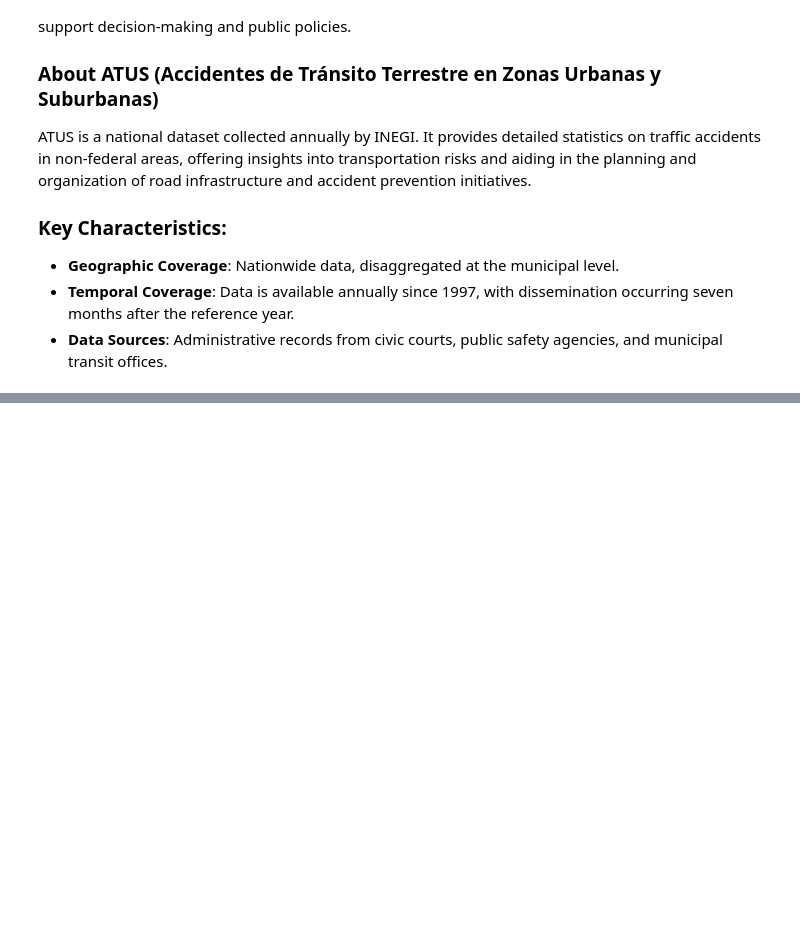
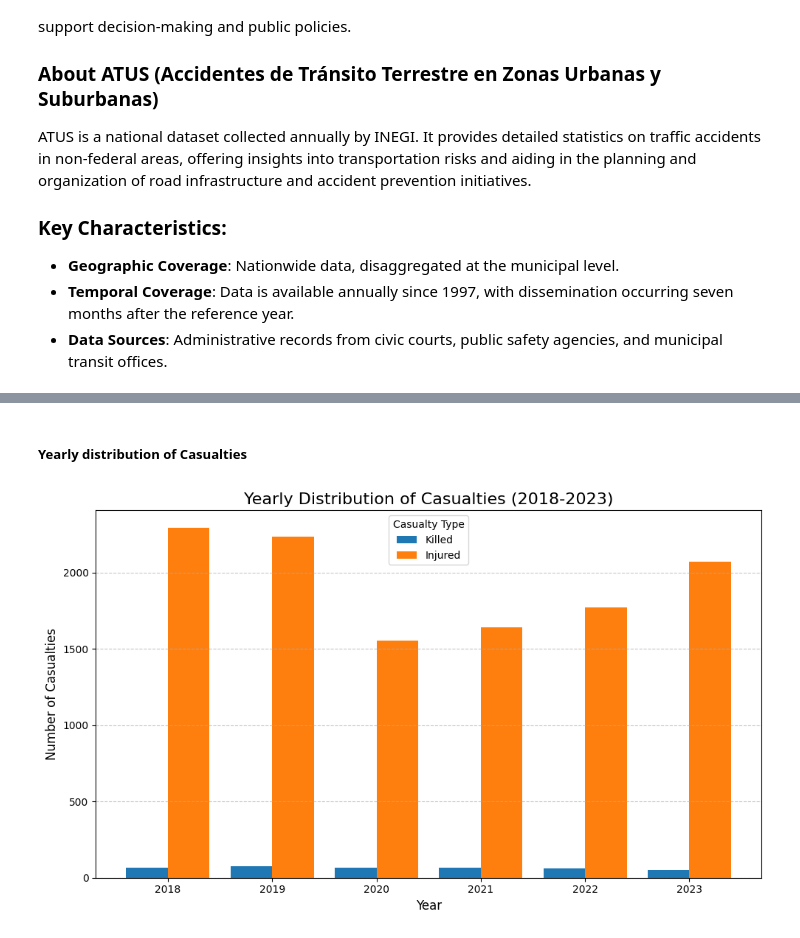
Before and after one commit to pgomezr0/Monterrey-Collisions, a Jupyter notebook: notebooks/inegi_accidentes_exploration.ipynb, the cells around one changed output, grey strips where cells are left out. Cells and saved outputs as stored; diff of their text form; code cells hidden in the pictures; blank space fills up the shorter version.

```diff
--- a/notebooks/inegi_accidentes_exploration.ipynb
+++ b/notebooks/inegi_accidentes_exploration.ipynb
@@ -106,0 +201,20 @@ Name: count, dtype: int64
+# %% [markdown]
+##### Yearly distribution of Casualties
+# %%
+grouped_casualties_data = hist_acc_df.groupby('anio')[['casualties_kil', 'casualties_inj']].sum().reset_index()
+
+plt.figure(figsize=(10, 6))
+plt.bar(grouped_casualties_data['anio'] - 0.2, grouped_casualties_data['casualties_kil'], width=0.4, label='Killed')
+plt.bar(grouped_casualties_data['anio'] + 0.2, grouped_casualties_data['casualties_inj'], width=0.4, label='Injured')
+
+plt.title('Yearly Distribution of Casualties (2018-2023)', fontsize=16)
+plt.xlabel('Year', fontsize=12)
+plt.ylabel('Number of Casualties', fontsize=12)
+plt.xticks(grouped_casualties_data['anio'])
+plt.legend(title='Casualty Type', fontsize=10)
+plt.grid(axis='y', linestyle='--', alpha=0.7)
+
+plt.tight_layout()
+plt.show()
+# %% [output]
+[figure, added]
```
Also changed, not shown: parts of 63 cells of this notebook, 1 other file.
